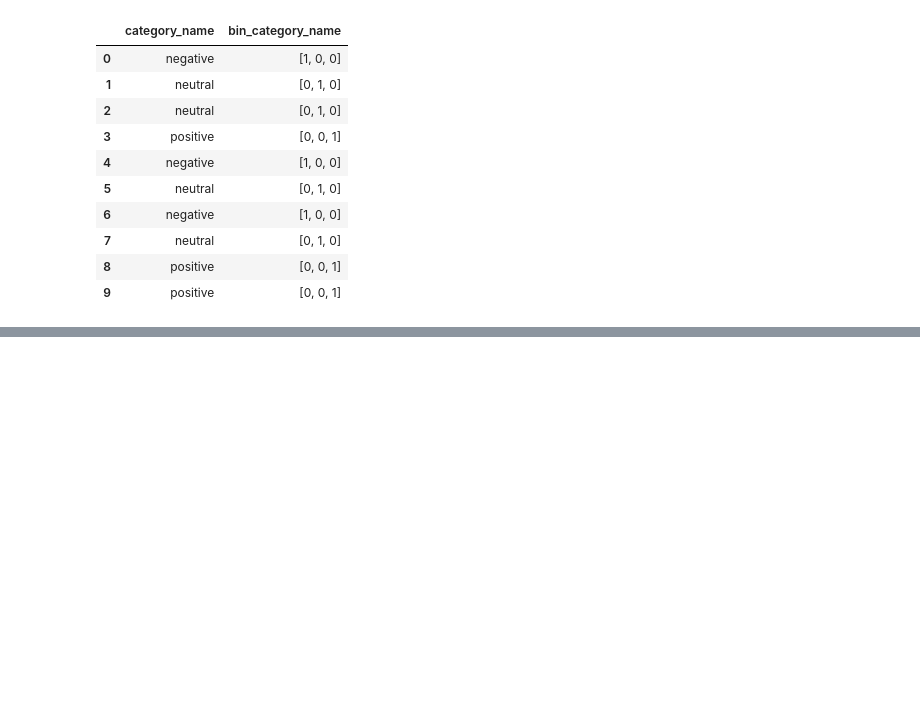
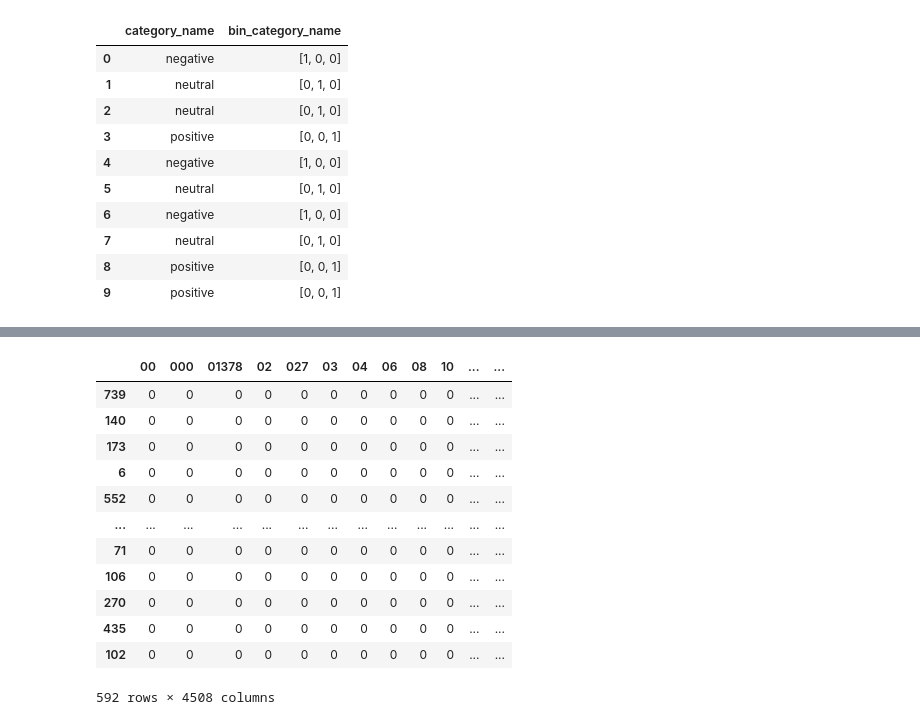
Before and after one commit to nguyentr0101/DM2025-Lab1-Exercise, a Jupyter notebook: DM2025-Lab1-Homework.ipynb, the cells around one changed output, grey strips where cells are left out. Cells and saved outputs as stored; diff of their text form; code cells hidden in the pictures; blank space fills up the shorter version.

```diff
--- a/DM2025-Lab1-Homework.ipynb
+++ b/DM2025-Lab1-Homework.ipynb
@@ -1505,0 +1648,35 @@ Classes (column order): ['negative' 'neutral' 'positive']
+# %%
+# ==========================================
+# Data classification
+# ==========================================
+#Model with only the document-term frequency data
+import pandas as pd
+from sklearn.feature_extraction.text import CountVectorizer
+from sklearn.model_selection import train_test_split
+from sklearn.naive_bayes import MultinomialNB
+from sklearn.metrics import classification_report, accuracy_score
+
+# Create a mapping from numerical labels to category names
+category_mapping = dict(X[['category', 'category_name']].drop_duplicates().values)
+
+# Convert the numerical category labels to text labels
+target_names = [category_mapping[label] for label in sorted(category_mapping.keys())]
+
+# Split the data into training and testing sets (70% train, 30% test)
+X_train, X_test, y_train, y_test = train_test_split(tdm_df, X['category'], test_size=0.3, random_state=42)
+# %%
+X_train
+# %% [output]
+|  | 00 | 000 | 01378 | 02 | 027 | 03 | 04 | 06 | 08 | 10 | ... | ... |
+| 739 | 0 | 0 | 0 | 0 | 0 | 0 | 0 | 0 | 0 | 0 | ... | ... |
+| 140 | 0 | 0 | 0 | 0 | 0 | 0 | 0 | 0 | 0 | 0 | ... | ... |
+| 173 | 0 | 0 | 0 | 0 | 0 | 0 | 0 | 0 | 0 | 0 | ... | ... |
+| 6 | 0 | 0 | 0 | 0 | 0 | 0 | 0 | 0 | 0 | 0 | ... | ... |
+| 552 | 0 | 0 | 0 | 0 | 0 | 0 | 0 | 0 | 0 | 0 | ... | ... |
+| ... | ... | ... | ... | ... | ... | ... | ... | ... | ... | ... | ... | ... |
+| 71 | 0 | 0 | 0 | 0 | 0 | 0 | 0 | 0 | 0 | 0 | ... | ... |
+| 106 | 0 | 0 | 0 | 0 | 0 | 0 | 0 | 0 | 0 | 0 | ... | ... |
+| 270 | 0 | 0 | 0 | 0 | 0 | 0 | 0 | 0 | 0 | 0 | ... | ... |
+| 435 | 0 | 0 | 0 | 0 | 0 | 0 | 0 | 0 | 0 | 0 | ... | ... |
+| 102 | 0 | 0 | 0 | 0 | 0 | 0 | 0 | 0 | 0 | 0 | ... | ... |
+592 rows × 4508 columns
```
Also changed, not shown: parts of 11 cells of this notebook.
